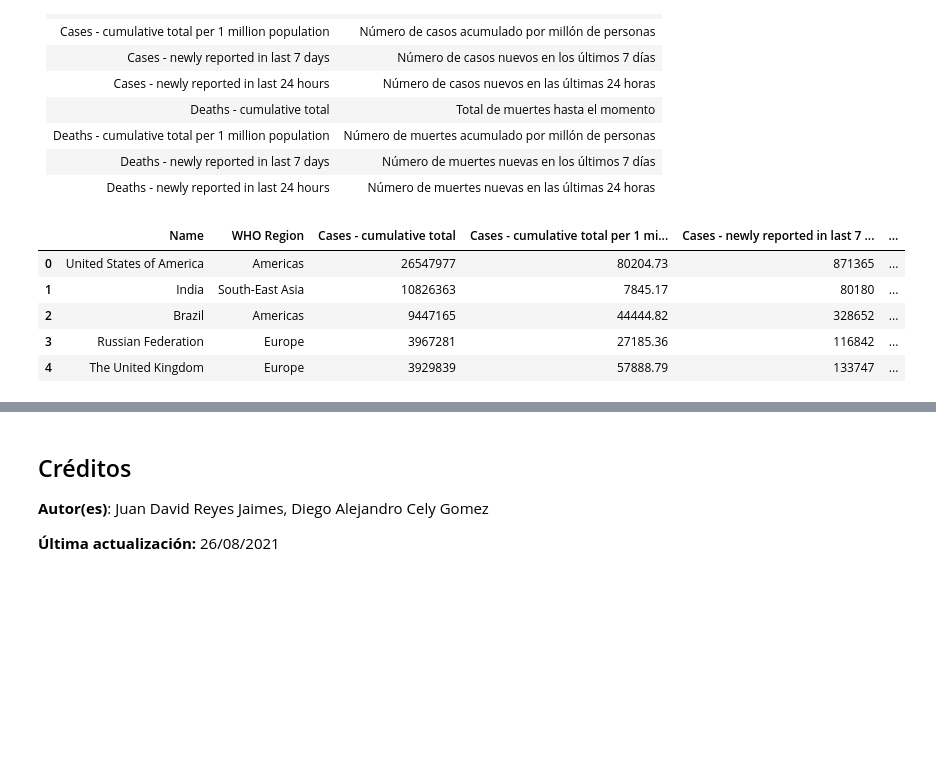
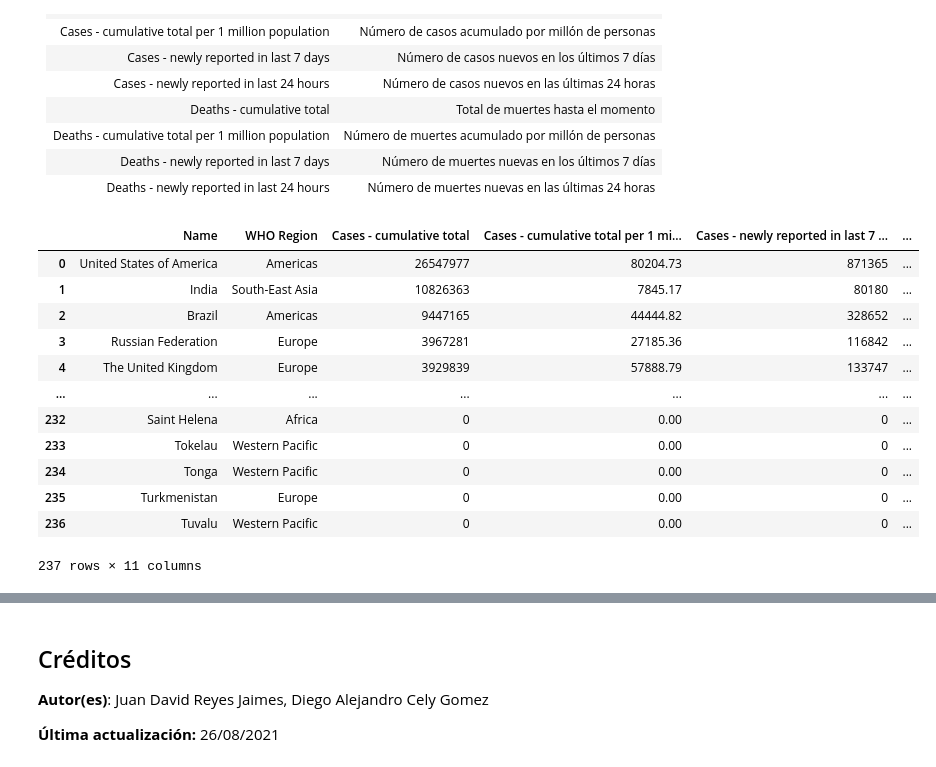
Before and after one commit to davidsmoreno/Analytics, a Jupyter notebook: Herramientas_Computacionales/Talleres/Semana8_Taller2/TALLER - Interactividad.ipynb, the cells around one changed output, grey strips where cells are left out. Saved outputs shown, nothing was run; the diff lists cells and outputs as text; code cells hidden in the pictures; blank space fills up the shorter version.

```diff
--- a/Herramientas_Computacionales/Talleres/Semana8_Taller2/TALLER - Interactividad.ipynb
+++ b/Herramientas_Computacionales/Talleres/Semana8_Taller2/TALLER - Interactividad.ipynb
@@ -50,11 +50,18 @@ Nota: a excpeción de las regiones, muestre los 10 mayores valores en cada gráf
 # %%
 data = pd.read_csv('Archivos/COVID-19.csv')
 data = pd.DataFrame(data)
-data.head()
+data
 # %% [output]
 |  | Name | WHO Region | Cases - cumulative total | Cases - cumulative total per 1 mi... | Cases - newly reported in last 7 ... | ... |
 | 0 | United States of America | Americas | 26547977 | 80204.73 | 871365 | ... |
 | 1 | India | South-East Asia | 10826363 | 7845.17 | 80180 | ... |
 | 2 | Brazil | Americas | 9447165 | 44444.82 | 328652 | ... |
 | 3 | Russian Federation | Europe | 3967281 | 27185.36 | 116842 | ... |
 | 4 | The United Kingdom | Europe | 3929839 | 57888.79 | 133747 | ... |
+| ... | ... | ... | ... | ... | ... | ... |
+| 232 | Saint Helena | Africa | 0 | 0.00 | 0 | ... |
+| 233 | Tokelau | Western Pacific | 0 | 0.00 | 0 | ... |
+| 234 | Tonga | Western Pacific | 0 | 0.00 | 0 | ... |
+| 235 | Turkmenistan | Europe | 0 | 0.00 | 0 | ... |
+| 236 | Tuvalu | Western Pacific | 0 | 0.00 | 0 | ... |
+237 rows × 11 columns
```
Also changed, not shown: parts of 3 cells of this notebook, 3 other files.
